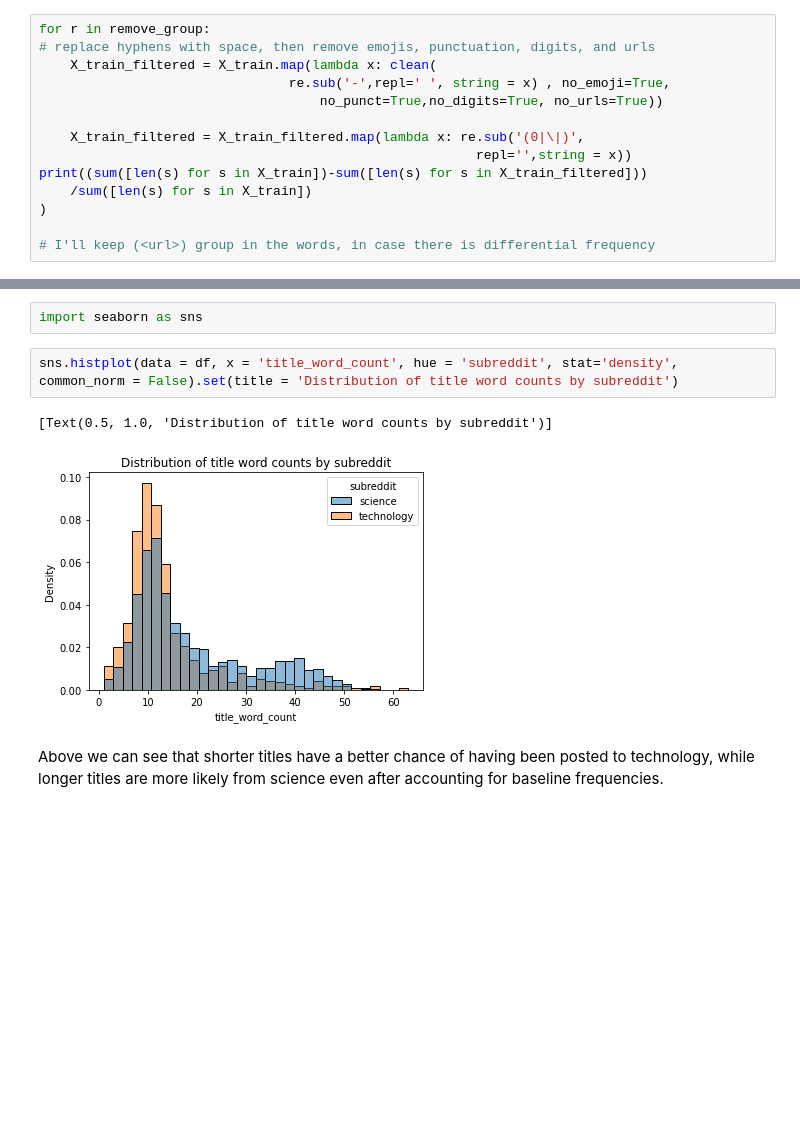
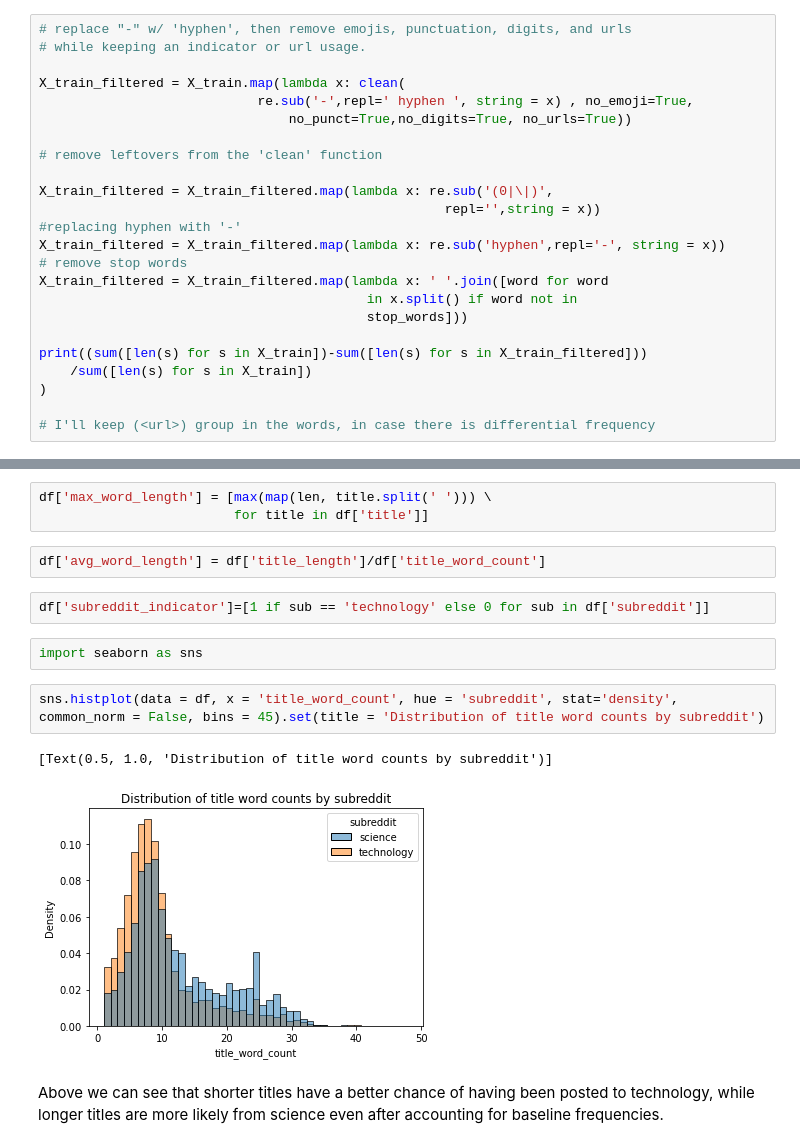
Before and after one commit to wcmohr/RedditClassification, a Jupyter notebook: 2_DataCleaning.ipynb, the cells around one changed output, grey strips where cells are left out. Drawn from its saved outputs; the diff is of its cells as text; blank space fills up the shorter version.

```diff
--- a/2_DataCleaning.ipynb
+++ b/2_DataCleaning.ipynb
@@ -82,12 +90,22 @@ Get rid of puctuation
 # %%
-for r in remove_group:
-# replace hyphens with space, then remove emojis, punctuation, digits, and urls
-    X_train_filtered = X_train.map(lambda x: clean(
-                                re.sub('-',repl=' ', string = x) , no_emoji=True,
-                                    no_punct=True,no_digits=True, no_urls=True))
+# replace "-" w/ 'hyphen', then remove emojis, punctuation, digits, and urls
+# while keeping an indicator or url usage.
 
-    X_train_filtered = X_train_filtered.map(lambda x: re.sub('(0|\|)',
-                                                        repl='',string = x))
+X_train_filtered = X_train.map(lambda x: clean(
+                            re.sub('-',repl=' hyphen ', string = x) , no_emoji=True,
+                                no_punct=True,no_digits=True, no_urls=True))
+
+# remove leftovers from the 'clean' function
+
+X_train_filtered = X_train_filtered.map(lambda x: re.sub('(0|\|)',
+                                                    repl='',string = x))
+#replacing hyphen with '-'
+X_train_filtered = X_train_filtered.map(lambda x: re.sub('hyphen',repl='-', string = x))
+# remove stop words
+X_train_filtered = X_train_filtered.map(lambda x: ' '.join([word for word
+                                          in x.split() if word not in
+                                          stop_words]))
+
 print((sum([len(s) for s in X_train])-sum([len(s) for s in X_train_filtered]))
     /sum([len(s) for s in X_train])
 )
@@ -255,13 +178,20 @@ Below I will inspect various distributions of title statistics.
 df['title_length'] = [len(df.loc[i,'title']) for i in range(len(df['title']))]
 # %%
 df['title_word_count'] = [len(df.loc[i,'title'].split(' ')) for i in range(len(df['title']))]
+# %%
+df['max_word_length'] = [max(map(len, title.split(' '))) \
+                         for title in df['title']]
+# %%
+df['avg_word_length'] = df['title_length']/df['title_word_count']
+# %%
+df['subreddit_indicator']=[1 if sub == 'technology' else 0 for sub in df['subreddit']]
 # %%
 import seaborn as sns
 # %%
-sns.histplot(data = df, x = 'title_word_count', hue = 'subreddit', stat='density', common_norm = False).set(title = 'Distribution of title word counts by subreddit')
+sns.histplot(data = df, x = 'title_word_count', hue = 'subreddit', stat='density', common_norm = False, bins = 45).set(title = 'Distribution of title word counts by subreddit')
 # %% [output]
 [Text(0.5, 1.0, 'Distribution of title word counts by subreddit')]
-[figure, old version]
+[figure, new version]
 # %% [markdown]
 Above we can see that shorter titles have a better chance of having been posted to technology, while longer titles are more likely from science even after accounting for baseline frequencies.
 # %% [markdown]
```
Also changed, not shown: parts of 29 cells of this notebook, 1 other file.
